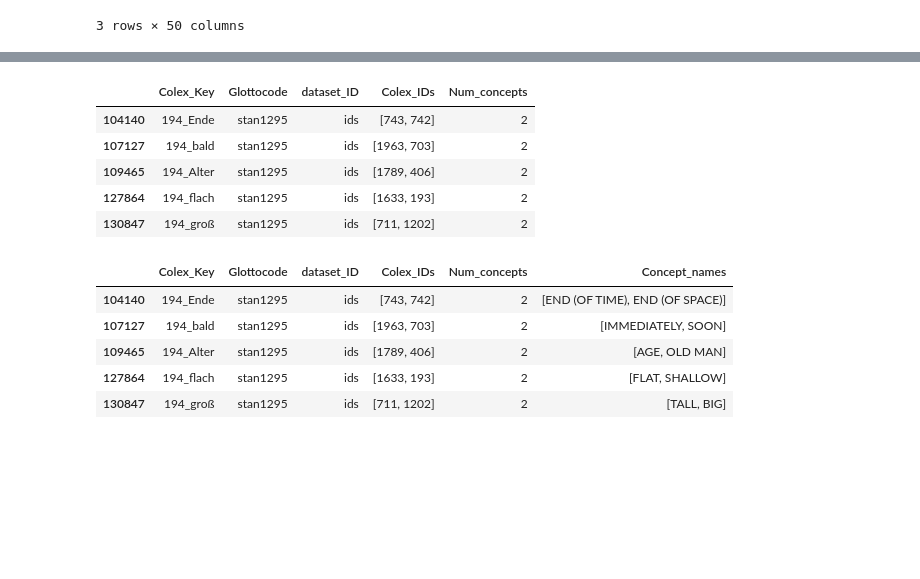
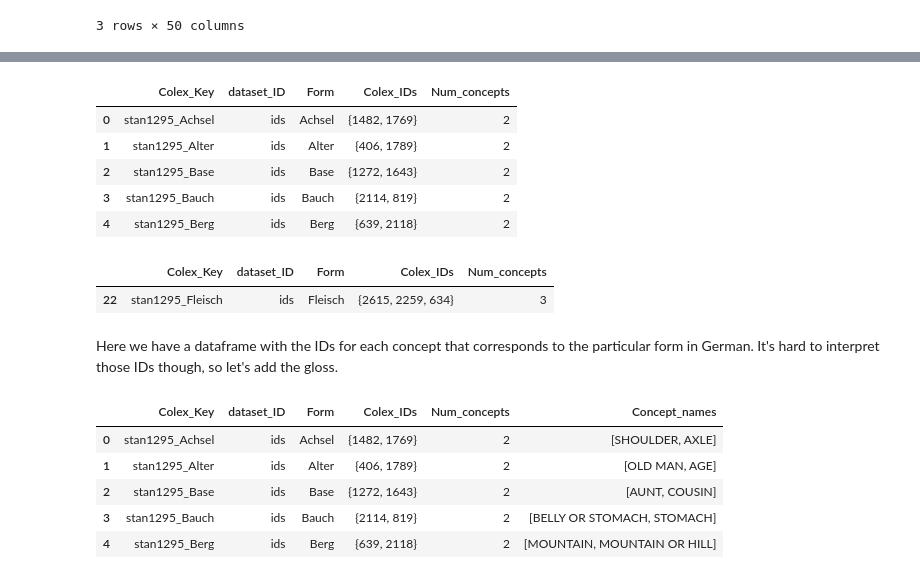
Before and after one commit to Data-Science-for-Linguists-2024/Colexification, a Jupyter notebook: progress_report2.ipynb, the cells around one changed output, grey strips where cells are left out. Drawn from its saved outputs; the diff is of its cells as text; code cells hidden in the pictures; blank space fills up the shorter version.

```diff
--- a/progress_report2.ipynb
+++ b/progress_report2.ipynb
@@ -56,5 +74,5 @@ f_df.head()
 # %%
-german_colex = pd.DataFrame(f_df.loc[f_df.Glottocode == 'stan1295',['Colex_Key', 'Glottocode', 'dataset_ID']])
+german_colex = pd.DataFrame(f_df.loc[f_df.Glottocode == 'stan1295',['Colex_Key', 'dataset_ID', 'Form']])
 #drop duplicates of the same form
 german_colex = german_colex.drop_duplicates(subset=["Colex_Key"])
 german_colex.head()
@@ -72,5 +92,5 @@ german_colex.shape
 # %%
 #took a couple minutes
-german_colex['Colex_IDs'] = german_colex.Colex_Key.map(lambda x: f_df.Concepticon_ID[f_df.Colex_Key == x].to_list())
+german_colex['Colex_IDs'] = german_colex.Colex_Key.map(lambda x: set(f_df.Concepticon_ID[f_df.Colex_Key == x].to_list()))
 german_colex.head()
 # %% [output]
@@ -94,29 +115,35 @@ Num_concepts
 Name: count, dtype: int64
 # %%
-#choose only the word forms that are actually colexified
+#choose only the word forms that are actually colexified (num_concepts > 1)
 german_co = pd.DataFrame(german_colex[german_colex.Num_concepts > 1])
+#sort df and reset index
+german_co = german_co.sort_values('Colex_Key')
+german_co = german_co.reset_index(drop=True)
 german_co.head()
 # %% [output]
-|  | Colex_Key | Glottocode | dataset_ID | Colex_IDs | Num_concepts |
-| 104140 | 194_Ende | stan1295 | ids | [743, 742] | 2 |
-| 107127 | 194_bald | stan1295 | ids | [1963, 703] | 2 |
-| 109465 | 194_Alter | stan1295 | ids | [1789, 406] | 2 |
-| 127864 | 194_flach | stan1295 | ids | [1633, 193] | 2 |
-| 130847 | 194_groß | stan1295 | ids | [711, 1202] | 2 |
+|  | Colex_Key | dataset_ID | Form | Colex_IDs | Num_concepts |
+| 0 | stan1295_Achsel | ids | Achsel | {1482, 1769} | 2 |
+| 1 | stan1295_Alter | ids | Alter | {406, 1789} | 2 |
+| 2 | stan1295_Base | ids | Base | {1272, 1643} | 2 |
+| 3 | stan1295_Bauch | ids | Bauch | {2114, 819} | 2 |
+| 4 | stan1295_Berg | ids | Berg | {639, 2118} | 2 |
+# %%
+german_co[german_co.Form == 'Fleisch']
+# %% [output]
+|  | Colex_Key | dataset_ID | Form | Colex_IDs | Num_concepts |
+| 22 | stan1295_Fleisch | ids | Fleisch | {2615, 2259, 634} | 3 |
+# %% [markdown]
+Here we have a dataframe with the IDs for each concept that corresponds to the particular form in German. It's hard to interpret those IDs though, so let's add the gloss.
 # %%
 german_co['Concept_names'] = german_co.Colex_IDs.map(lambda x:
-                                                     [p_df.Concepticon_Gloss[(p_df.Concepticon_ID == y)] for y in x])
+                                                     [p_df.Concepticon_Gloss[(p_df.Concepticon_ID == y)].iloc[0] for y in x])
 # %%
-#pick first name
-german_co['Concept_names'] = german_co.Concept_names.map(lambda x:
-                                                     [y.iloc[0] for y in x])
-
 german_co.head()
 # %% [output]
-|  | Colex_Key | Glottocode | dataset_ID | Colex_IDs | Num_concepts | Concept_names |
-| 104140 | 194_Ende | stan1295 | ids | [743, 742] | 2 | [END (OF TIME), END (OF SPACE)] |
-| 107127 | 194_bald | stan1295 | ids | [1963, 703] | 2 | [IMMEDIATELY, SOON] |
-| 109465 | 194_Alter | stan1295 | ids | [1789, 406] | 2 | [AGE, OLD MAN] |
-| 127864 | 194_flach | stan1295 | ids | [1633, 193] | 2 | [FLAT, SHALLOW] |
-| 130847 | 194_groß | stan1295 | ids | [711, 1202] | 2 | [TALL, BIG] |
+|  | Colex_Key | dataset_ID | Form | Colex_IDs | Num_concepts | Concept_names |
+| 0 | stan1295_Achsel | ids | Achsel | {1482, 1769} | 2 | [SHOULDER, AXLE] |
+| 1 | stan1295_Alter | ids | Alter | {406, 1789} | 2 | [OLD MAN, AGE] |
+| 2 | stan1295_Base | ids | Base | {1272, 1643} | 2 | [AUNT, COUSIN] |
+| 3 | stan1295_Bauch | ids | Bauch | {2114, 819} | 2 | [BELLY OR STOMACH, STOMACH] |
+| 4 | stan1295_Berg | ids | Berg | {639, 2118} | 2 | [MOUNTAIN, MOUNTAIN OR HILL] |
 # %%
```
Also changed, not shown: parts of 64 cells of this notebook, 4 other files.
